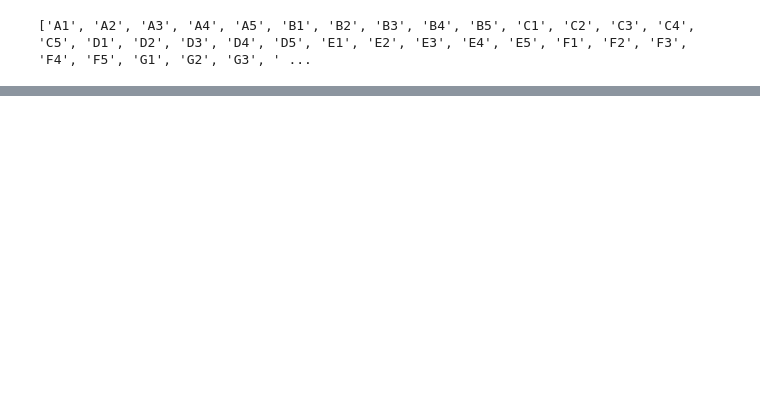
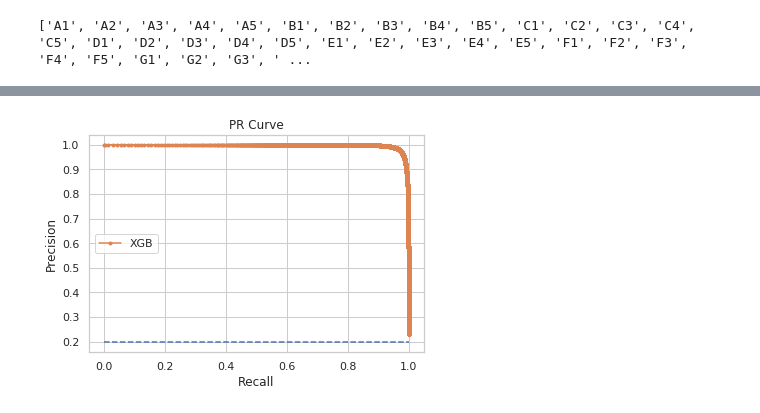
Before and after one commit to tyc105u/Data-Mining-Session, a Jupyter notebook: lending_club/LC_XGB_updated.ipynb, the cells around one changed output, grey strips where cells are left out. Cells and saved outputs as stored; diff of their text form; code cells hidden in the pictures; blank space fills up the shorter version.

```diff
--- a/lending_club/LC_XGB_updated.ipynb
+++ b/lending_club/LC_XGB_updated.ipynb
@@ -231,0 +250,16 @@ Confusion Matrix:
+# %%
+from sklearn.metrics import precision_recall_curve
+prob = xgb_clf.predict_proba(X_test)
+prob = prob[:, 1]
+predict = xgb_clf.predict(X_test)
+precision, recall, thresholds = precision_recall_curve(y_test, prob)
+no_skill = len(y_test[y_test == 1]) / len(y_test)
+plt.plot([0, 1], [no_skill, no_skill], linestyle='--')
+plt.plot(recall, precision, marker = '.', label = 'XGB')
+plt.xlabel('Recall')
+plt.ylabel('Precision')
+plt.legend()
+plt.title("PR Curve")
+plt.show()
+# %% [output]
+[figure, added]
```
Also changed, not shown: parts of 39 cells of this notebook.
